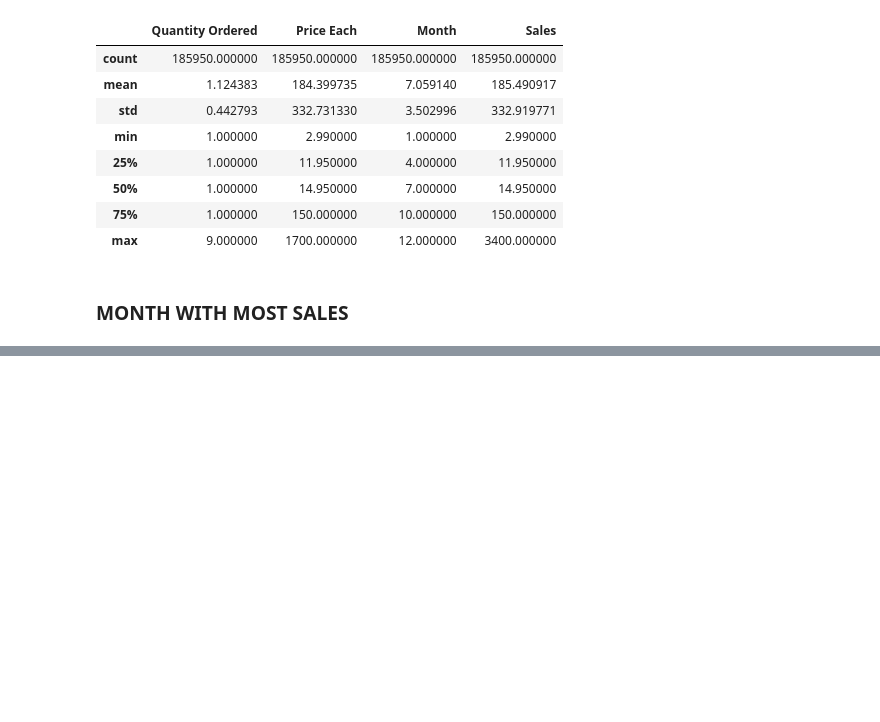
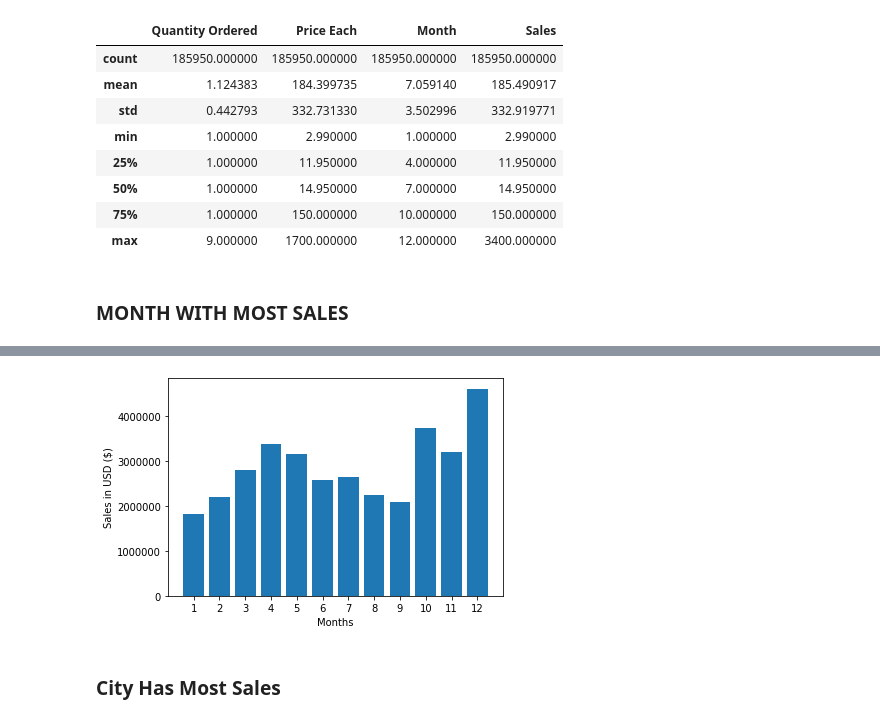
Before and after one commit to thaivu93/DataScience, a Jupyter notebook: analysis.ipynb, the cells around one changed output, grey strips where cells are left out. Saved outputs shown, nothing was run; the diff lists cells and outputs as text; code cells hidden in the pictures; blank space fills up the shorter version.

```diff
--- a/analysis.ipynb
+++ b/analysis.ipynb
@@ -80,0 +64,2 @@ KeyError: 1
+# %%
+groupMonth = df.groupby("Month").sum()
@@ -80,0 +85,11 @@ KeyError: 1
+# %%
+months = range(1,13)
+plt.bar(months, groupMonth['Sales'])
+plt.xticks(months)
+plt.ylabel("Sales in USD ($)")
+plt.xlabel("Months")
+plt.show()
+# %% [output]
+[figure, added]
+# %% [markdown]
+### City Has Most Sales
```
Also changed, not shown: parts of 9 cells of this notebook.
